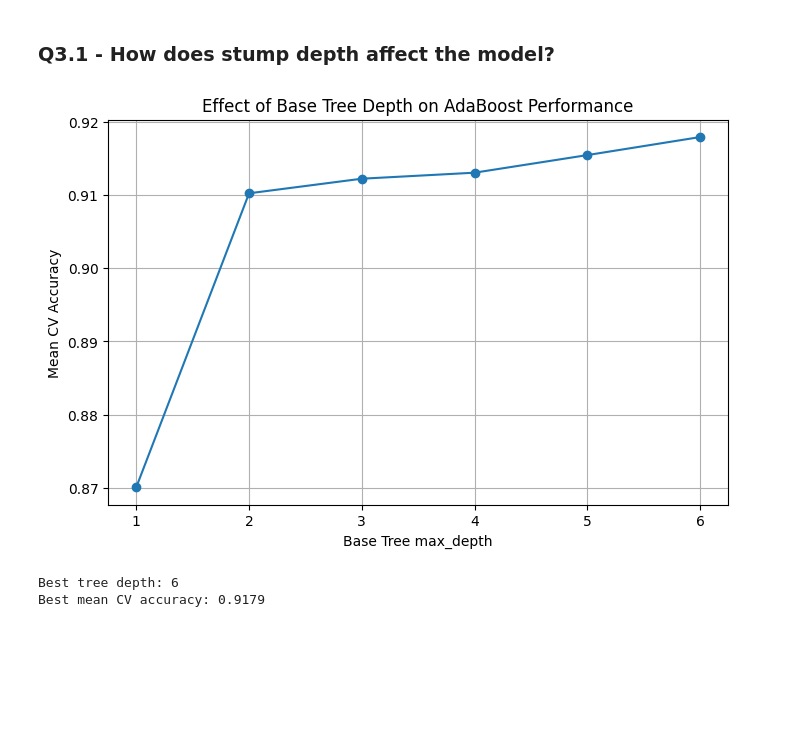
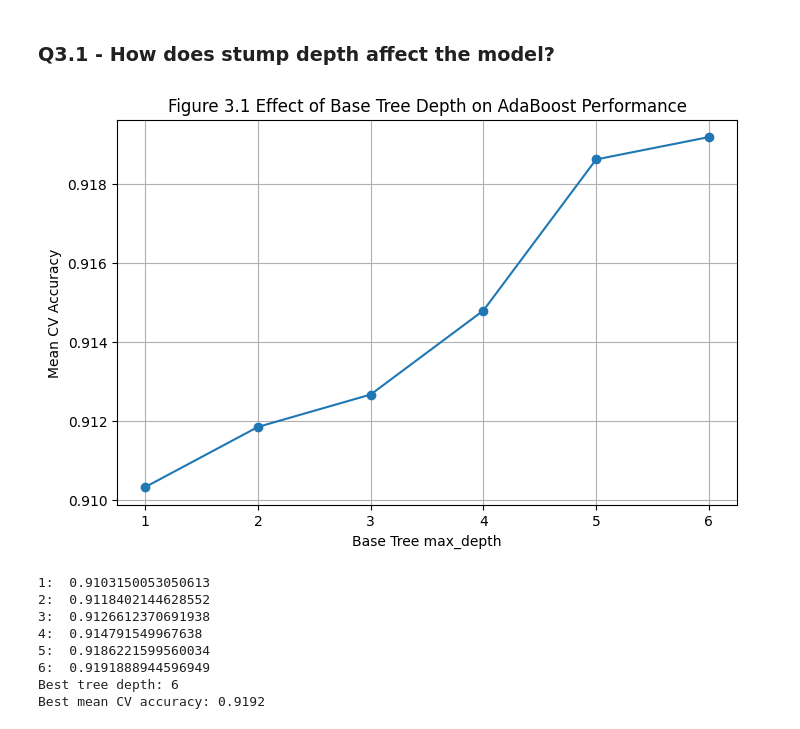
Before and after one commit to mcastro64/Data622, a Jupyter notebook: Assignment2/MC-Assignment2-Exploration-code.ipynb, the cells around one changed output. Drawn from its saved outputs; the diff is of its cells as text; code cells hidden in the pictures; blank space fills up the shorter version.

```diff
--- a/Assignment2/MC-Assignment2-Exploration-code.ipynb
+++ b/Assignment2/MC-Assignment2-Exploration-code.ipynb
@@ -691,8 +824,9 @@ rf2_pipe = ImbPipeline([
     )),
     ('smote', SMOTE(random_state=13)),
     ('rf', RandomForestClassifier(
-        n_estimators=450,
+        n_estimators=350,
         random_state=13,
+        max_features='sqrt',
         n_jobs=-1
     ))
 ])
@@ -701,6 +835,3 @@ rf2_pipe = ImbPipeline([
 # Train our model
 rf2_pipe.fit(X2_train, y2_train)
 rf2_y_pred = rf2_pipe.predict(X2_test)
-
-print("Accuracy:", accuracy_score(y_test, rf2_y_pred))
-print("\nClassification Report:\n", classification_report(y_test, rf2_y_pred))
@@ -782,7 +913,7 @@ Weights of weak learners: [0.57229132 0.61556081 0.45653241 0.24754967 0.3934319
  0.06458288 0.06256198]
 # %%
 best_estimator = len(best_ada.estimators_)
-ada1_pipe = ImbPipeline([
+ada0_pipe = ImbPipeline([
     ('preprocessor', ColumnTransformer(
         transformers=[
             ('cat', Pipeline([
@@ -793,11 +924,8 @@ ada1_pipe = ImbPipeline([
         ]
     )),
     ('smote', SMOTE(random_state=13)),
-    ('ada', AdaBoostClassifier(estimator=base_tree, n_estimators=best_estimator, learning_rate=0.1, random_state=1))
+    ('ada', AdaBoostClassifier(estimator=base_tree, n_estimators=best_estimator, random_state=1))
 ])
 
-ada1_pipe.fit(X2_train, y2_train)
-ada_y_pred = ada1_pipe.predict(X2_test)
-
-print("Accuracy:", accuracy_score(y_test, ada_y_pred))
-print("\nClassification Report:\n", classification_report(y_test, ada_y_pred))
+ada0_pipe.fit(X2_train, y2_train)
+ada_y_pred = ada0_pipe.predict(X2_test)
@@ -816,7 +963,7 @@ weighted avg       0.86      0.79      0.82     12357
 # %%
 # get preprocessed values from out pipeline
-X2_preprocessed = ada1_pipe.named_steps['preprocessor'].transform(X2_train)
-X2_resampled, y2_resampled = ada1_pipe.named_steps['smote'].fit_resample(X2_preprocessed, y2_train)
+X2_preprocessed = ada0_pipe.named_steps['preprocessor'].transform(X2_train)
+X2_resampled, y2_resampled = ada0_pipe.named_steps['smote'].fit_resample(X2_preprocessed, y2_train)
 # %% [markdown]
 ### Q3.1 - How does stump depth affect the model?
 # %%
@@ -830,7 +977,6 @@ for depth in max_depths:
     ada = AdaBoostClassifier(
         estimator=base_tree,
         n_estimators=best_estimator,
-        learning_rate=0.5,
         random_state=13
     )
 
@@ -839,19 +985,31 @@ for depth in max_depths:
 # %%
 
 # Plot results
 plt.figure(figsize=(8,5))
 plt.plot(max_depths, mean_cv_scores, marker='o')
-plt.title("Effect of Base Tree Depth on AdaBoost Performance")
+plt.title("Figure 3.1 Effect of Base Tree Depth on AdaBoost Performance")
 plt.xlabel("Base Tree max_depth")
 plt.ylabel("Mean CV Accuracy")
 plt.grid(True)
 plt.show()
 
 # Best depth
 best_depth = max_depths[np.argmax(mean_cv_scores)]
+print("1: ", mean_cv_scores[0])
+print("2: ", mean_cv_scores[1])
+print("3: ", mean_cv_scores[2])
+print("4: ", mean_cv_scores[3])
+print("5: ", mean_cv_scores[4])
+print("6: ", mean_cv_scores[5])
 print(f"Best tree depth: {best_depth}")
 print(f"Best mean CV accuracy: {max(mean_cv_scores):.4f}")
 # %% [output]
-[figure, old version]
+[figure, new version]
+1:  0.9103150053050613
+2:  0.9118402144628552
+3:  0.9126612370691938
+4:  0.914791549967638
+5:  0.9186221599560034
+6:  0.9191888944596949
 Best tree depth: 6
-Best mean CV accuracy: 0.9179
+Best mean CV accuracy: 0.9192
```
Also changed, not shown: parts of 38 cells of this notebook, 3 other files.
